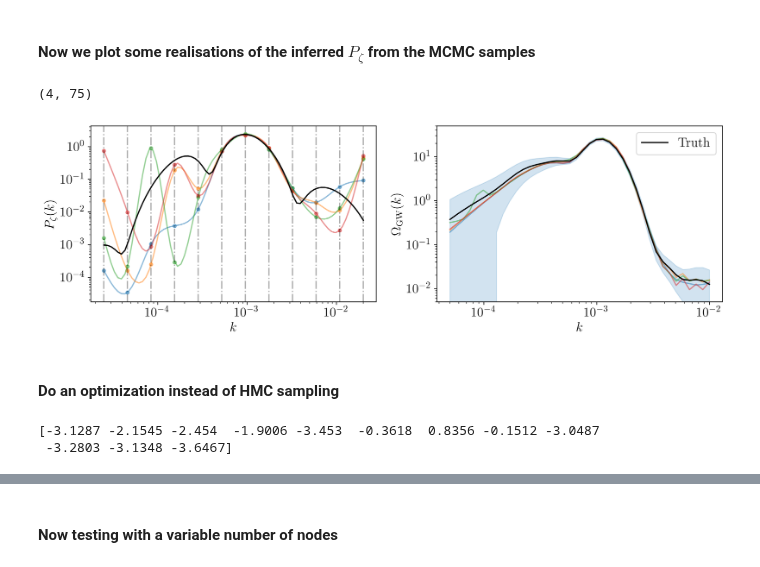
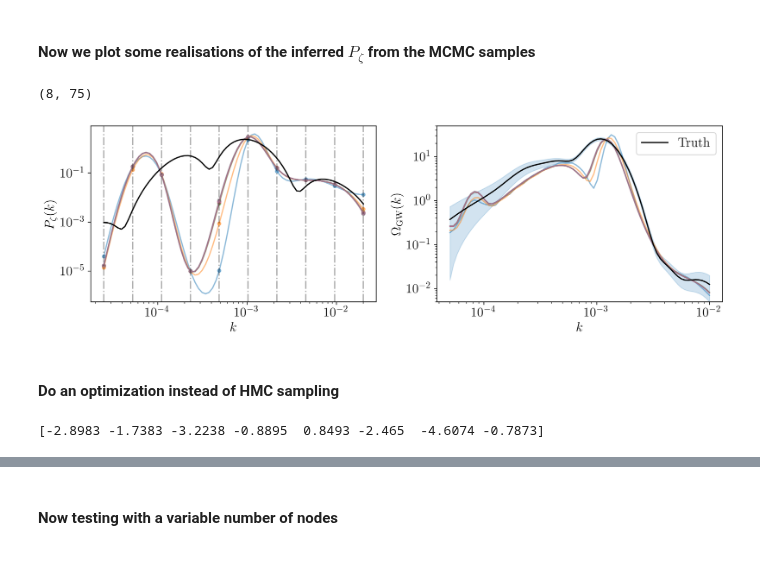
Before and after one commit to Ameek94/SIGW_Inverse, a Jupyter notebook: examples/osc_jax_integrator.ipynb, the cells around one changed output, grey strips where cells are left out. Cells and saved outputs as stored; diff of their text form; code cells hidden in the pictures.

Commit message:
added aic to select optimal number of nodes

```diff
--- a/examples/osc_jax_integrator.ipynb
+++ b/examples/osc_jax_integrator.ipynb
@@ -31,7 +31,7 @@ matplotlib.rc('legend', fontsize=16)
 # %%
 # set up the power spectrum and omgw
 psize = 75
-ksize = 40
+ksize = 75
 p_arr = jnp.geomspace(2.5e-5,2e-2,psize)
 k_arr = jnp.geomspace(5e-5,1e-2,ksize)
 
@@ -76,7 +76,7 @@ fig.tight_layout();
 #### Let's set up the inference with an uncertainity on the GWB
 # %%
 kstar = 1e-3
-omks_sigma = omgw_amp*( 0.1*(np.log(k_arr/kstar))**2 + 0.04) # 4% error at kstar + more towards edges
+omks_sigma = omgw_amp*( 0.05*(np.log(k_arr/kstar))**2 + 0.04) # 4% error at kstar + more towards edges
 omgw_cov = jnp.diag(omks_sigma**2)
 fig,ax = plt.subplots(1,1,figsize=(5,3.))
 ax.set_ylabel(r'$\Omega_{\mathrm{GW}}$')
@@ -91,9 +91,9 @@ fig.tight_layout()
 kmin, kmax = min(p_arr), max(p_arr)
 omgw_method_kwargs = {'s': s, 't': t}
 nbins = 12
-pz_model = fixed_nodes_model(nbins=nbins,pz_kmin=kmin,pz_kmax=kmax,
+pz_model = Fixed_Nodes_Model(nbins=nbins,pz_kmin=kmin,pz_kmax=kmax,
                             omgw_karr=k_arr,omgw_means=omgw_amp,
                             omgw_cov=omgw_cov,omgw_method='jax',omgw_method_kwargs=omgw_method_kwargs,y_low=-5,y_high=1)
 # %%
 # run the HMC
-samples, _ = pz_model.run_hmc_inference(num_warmup=512,num_samples=512)
+samples, extras = pz_model.run_hmc_inference(num_warmup=768,num_samples=1024)
@@ -127,51 +111,52 @@ omgw_amps = map(omega_f,ys)
 
 ff = lambda y: spline_predict(x_train=nodes,y_train=y,x_pred=p_arr)
 pz_amps = vmap(ff,)(ys)
 print(pz_amps.shape)
 # omgw_amps = jnp.einsum("pi,pj,kij->pk",pz_amps,pz_amps,omgw_calculator.omkij)
 # print(omgw_amps.shape)
 
 fig,(ax1,ax2) = plt.subplots(1,2,figsize=(12,4))
 
 for i,pz in enumerate(pz_amps):
     ax1.loglog(p_arr,pz,alpha=0.5)
-    ax1.scatter(jnp.exp(nodes),jnp.exp(ys[i]),s=16,alpha=0.5)
+    ax1.scatter(10**(nodes),10**(ys[i]),s=16,alpha=0.5)
 for om in omgw_amps:
     ax2.loglog(k_arr,om,alpha=0.5)
 ax1.loglog(p_arr,pz_amp,color='k',lw=1.5)
 ax2.plot(k_arr,omgw_amp,color='k',lw=1.5,label='Truth')
 ax2.fill_between(k_arr,omgw_amp+1.96*omks_sigma,omgw_amp-1.96*omks_sigma,alpha=0.2,color='C0')
 ax2.set(yscale='log',xscale='log')
 
 ax1.set_ylabel(r'$P_{\zeta}(k)$')
 ax1.set_xlabel(r'$k$')
 ax2.set_ylim(5e-3,5e1)
 
 ax2.set_ylabel(r'$\Omega_{\mathrm{GW}}(k)$')
 ax2.set_xlabel(r'$k$')
 ax2.legend()
 for val in nodes:
-    ax1.axvline(jnp.exp(val),color='k',ls='-.',alpha=0.33)
+    ax1.axvline(10**(val),color='k',ls='-.',alpha=0.33)
 fig.tight_layout()
 
 # the dashed lines represent the spline node locations
 # %% [output]
-(4, 75)
+(8, 75)
-[figure, old version]
+[figure, new version]
 # %% [markdown]
 #### Do an optimization instead of HMC sampling
 # %%
 from interpolation.model import optim_scipy_bh , optim_optax
 nodes = pz_model.log_k_nodes
-best_params, _ = optim_scipy_bh(x0 = -3*jnp.ones(nbins),loss = pz_model.loss,bounds=(-8,2),stepsize=0.2,niter=20)
-# best_params, _ =  optim_optax(x0 = -2*jnp.ones(nbins), loss = pz_model.loss, start_learning_rate=0.3 , steps = 200, jump_sdev=1.,y_low=-8.,y_high=1.)
+best_idx = jnp.argmin(extras['potential_energy'])
+x0 = samples['y'][best_idx]  #-1.5*jnp.ones(nbins)
+best_params, _ = optim_scipy_bh(x0 = x0,loss = pz_model.loss,bounds=(-5,2),stepsize=0.3,niter=20)
+# best_params, _ =  optim_optax(x0 = -2*jnp.ones(nbins), loss = pz_model.loss, start_learning_rate=0.3 , steps = 200, jump_sdev=1.,y_low=-8.,y_high=3.)
 print(best_params)
 pz_bf = lambda x: spline_predict(x_train=nodes,y_train=best_params,x_pred=x)
 # omgw_calculator =  OmegaGWjax(s, t, f=f, kernel="RD", upsample=False)
 omgw_bf = pz_model.get_omgw_from_y(y=best_params) #omgw_calculator(pz_bf,f) #jnp.einsum("i,j,kij->k",pz_bf,pz_bf,omgw_calculator.omkij)
 # %% [output]
-[-3.1287 -2.1545 -2.454  -1.9006 -3.453  -0.3618  0.8356 -0.1512 -3.0487
- -3.2803 -3.1348 -3.6467]
+[-2.8983 -1.7383 -3.2238 -0.8895  0.8493 -2.465  -4.6074 -0.7873]
 # %%
 fig,(ax1,ax2) = plt.subplots(1,2,figsize=(12,4))
 
```
Also changed, not shown: parts of 9 cells of this notebook, 7 other files.
